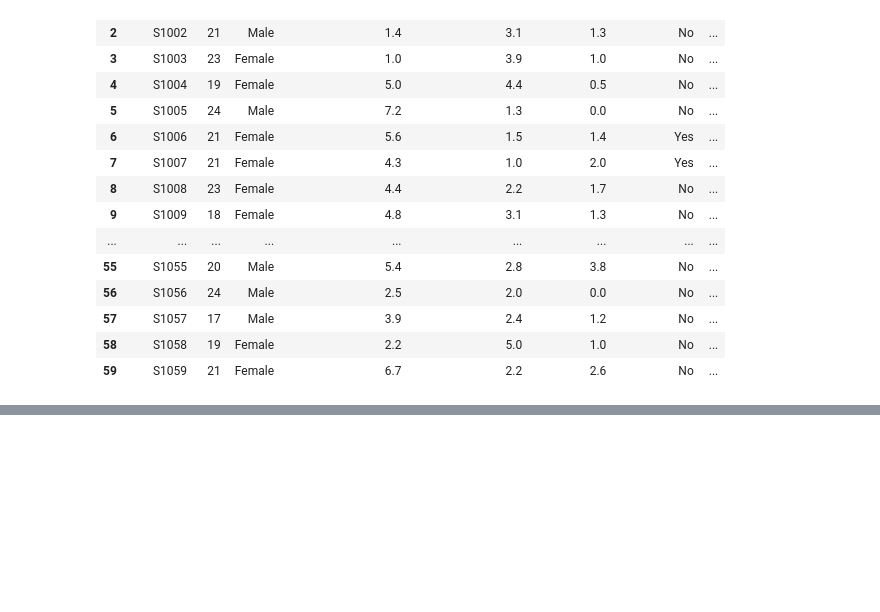
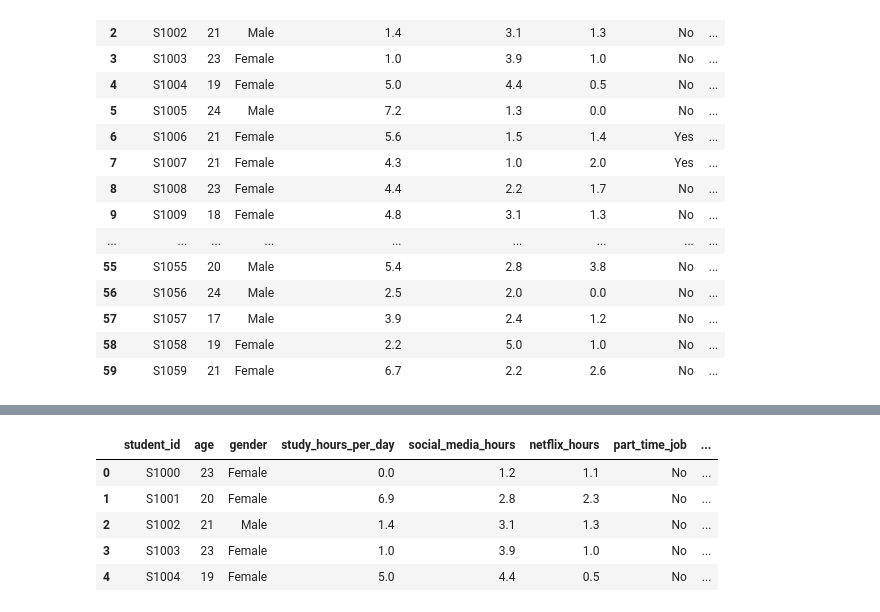
Before and after one commit to Suezan884/ETL_EXTRACT_SUSANOTIENO, a Jupyter notebook: etl_extraction.ipynb, the cells around one changed output, grey strips where cells are left out. Drawn from its saved outputs; the diff is of its cells as text; code cells hidden in the pictures; blank space fills up the shorter version.

```diff
--- a/etl_extraction.ipynb
+++ b/etl_extraction.ipynb
@@ -45,0 +59,14 @@ df.head(60)
+# %%
+# Set initial last extraction time (e.g., halfway through the data range)
+with open("last_extraction.txt", "w") as f:
+    f.write("2025-04-20 12:00:00")
+# %%
+# INCREMENTAL EXTRACTION
+with open("last_extraction.txt", "r") as f:
+    last_extraction = f.read().strip()
+df = pd.read_csv("custom_data.csv", parse_dates=["last_updated"])
+last_extraction_time = pd.to_datetime(last_extraction).tz_localize("UTC")
+df_incremental = df[df['last_updated'] > last_extraction_time]
+print(f"Pulled {len(df_incremental)} new/updated rows since {last_extraction}.")
+df_incremental.head()
+# %% [output]
@@ -45,0 +74,6 @@ df.head(60)
+|  | student_id | age | gender | study_hours_per_day | social_media_hours | netflix_hours | part_time_job | ... |
+| 0 | S1000 | 23 | Female | 0.0 | 1.2 | 1.1 | No | ... |
+| 1 | S1001 | 20 | Female | 6.9 | 2.8 | 2.3 | No | ... |
+| 2 | S1002 | 21 | Male | 1.4 | 3.1 | 1.3 | No | ... |
+| 3 | S1003 | 23 | Female | 1.0 | 3.9 | 1.0 | No | ... |
+| 4 | S1004 | 19 | Female | 5.0 | 4.4 | 0.5 | No | ... |
```
Also changed, not shown: parts of 4 cells of this notebook, 1 other file.
